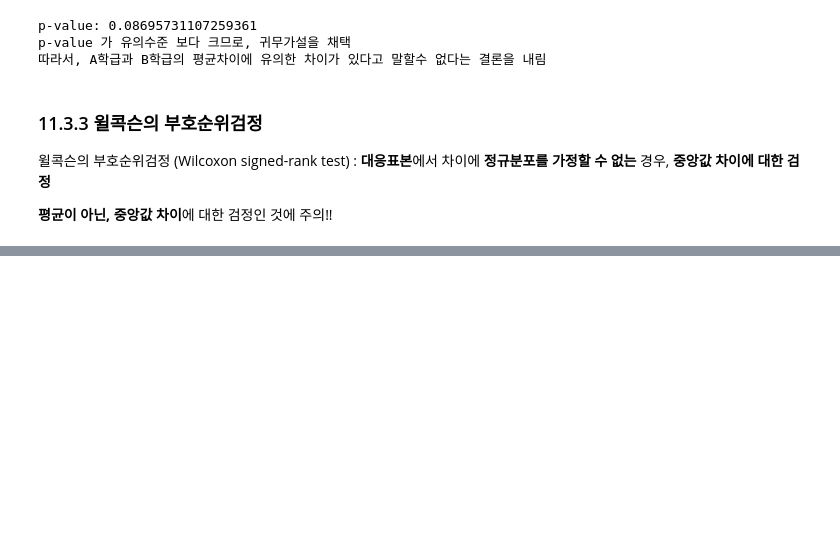
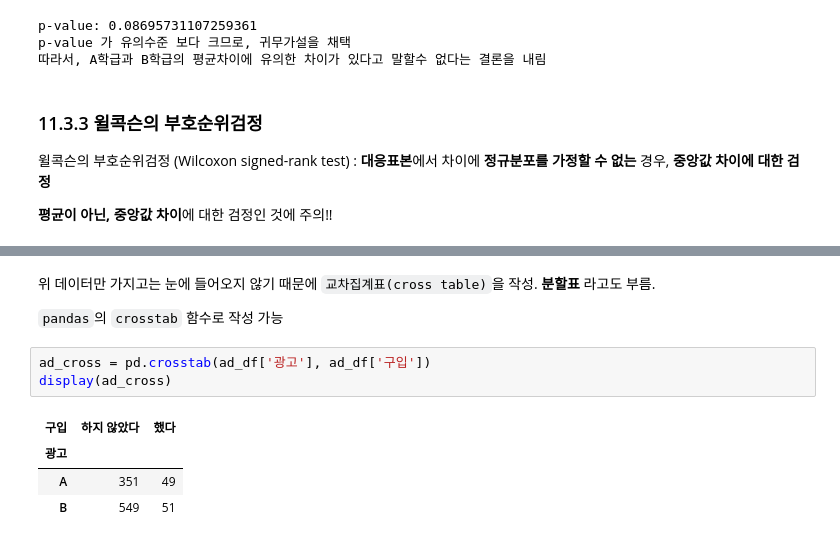
Before and after one commit to johyunkang/python_stat, a Jupyter notebook: chapter11.ipynb, the cells around one changed output, grey strips where cells are left out. Cells and saved outputs as stored; diff of their text form; blank space fills up the shorter version.

```diff
--- a/chapter11.ipynb
+++ b/chapter11.ipynb
@@ -371,0 +443,12 @@ p-value 가 유의수준 보다 크므로, 귀무가설을 채택
+# %% [markdown]
+위 데이터만 가지고는 눈에 들어오지 않기 때문에 `교차집계표(cross table)`을 작성. **분할표** 라고도 부름.
+
+`pandas`의 `crosstab` 함수로 작성 가능
+# %%
+ad_cross = pd.crosstab(ad_df['광고'], ad_df['구입'])
+display(ad_cross)
+# %% [output]
+| 구입 | 하지 않았다 | 했다 |
+| 광고 |  |  |
+| A | 351 | 49 |
+| B | 549 | 51 |
```
Also changed, not shown: parts of 18 cells of this notebook.
